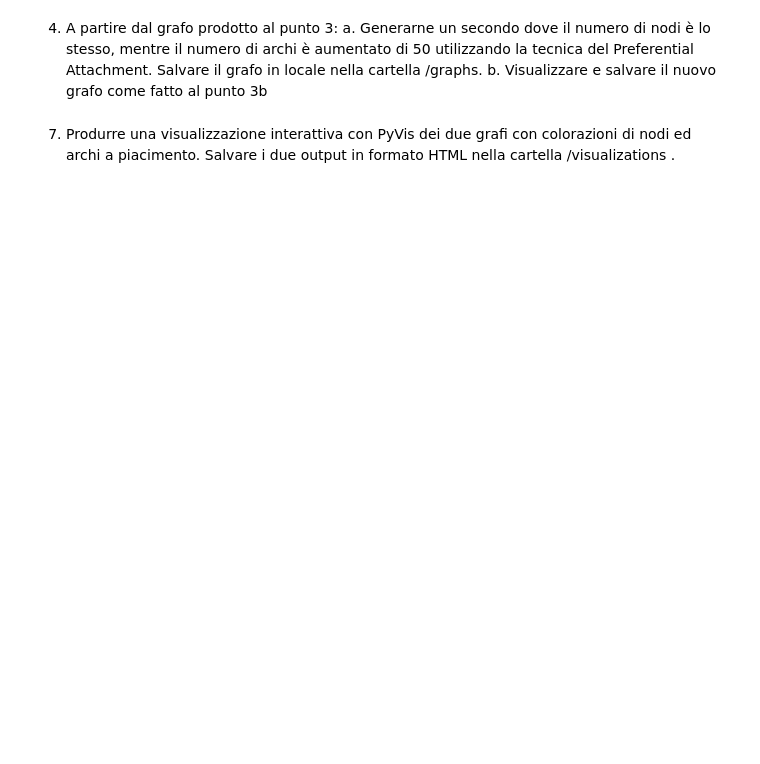
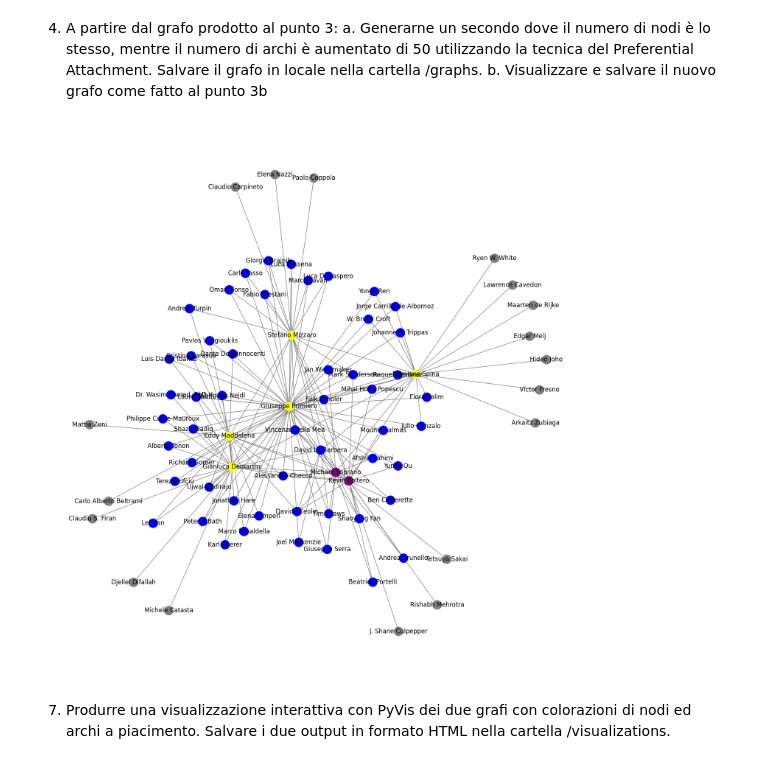
Before and after one commit to Vegaz10/Coautori_SocialComputing, a Jupyter notebook: progetto-Bariviera_Massarutto_Mattarelli_Puzzer.ipynb, the cells around one changed output. Saved outputs shown, nothing was run; the diff lists cells and outputs as text; code cells hidden in the pictures; blank space fills up the shorter version.

```diff
--- a/progetto-Bariviera_Massarutto_Mattarelli_Puzzer.ipynb
+++ b/progetto-Bariviera_Massarutto_Mattarelli_Puzzer.ipynb
@@ -208,7 +205,39 @@ b. Visualizzare e salvare il nuovo grafo come fatto al punto 3b
+# %%
+##4.a
+extended_coautorship_graph = coautorship_graph.copy()
+
+## Preferential attachment genera una lista di nuovi nodi "rich get richer"
+new_edges_list = list(nx.preferential_attachment(extended_coautorship_graph))
+new_edges_tuple = [(edge[0], edge[1]) for edge in new_edges_list]# add_edges_from: (array) ...
+
+extended_coautorship_graph.add_edges_from(new_edges_tuple[:50])
+
+## Salvataggio grafo
+with open('graphs\\extended_coauthorship_graph.gpickle', 'wb') as file:
+    pickle.dump(extended_coautorship_graph, file)
+# %%
+## 4.b
+
+## print grafo
+plt.figure(figsize=(15, 15))
+nx.draw(extended_coautorship_graph,
+        pos=nx.spring_layout(extended_coautorship_graph),
+        node_color= [Choose_Node_Color(extended_coautorship_graph.degree[node]) for node in extended_coautorship_graph.nodes()],
+        edge_color='grey',
+        width=1,
+        with_labels=True
+        )
+
+## save grafo
+plt.savefig("visualizations\\extended_graph.pdf")
+
+plt.show()
+# %% [output]
+[figure, added]
 # %% [markdown]
 7. Produrre una visualizzazione interattiva con PyVis dei due grafi con colorazioni di
 nodi ed archi a piacimento. Salvare i due output in formato HTML nella cartella
-/visualizations .
+/visualizations.
 # %%
 ## Save grafo interattivo
 
```
Also changed, not shown: parts of 4 cells of this notebook, 5 other files.
